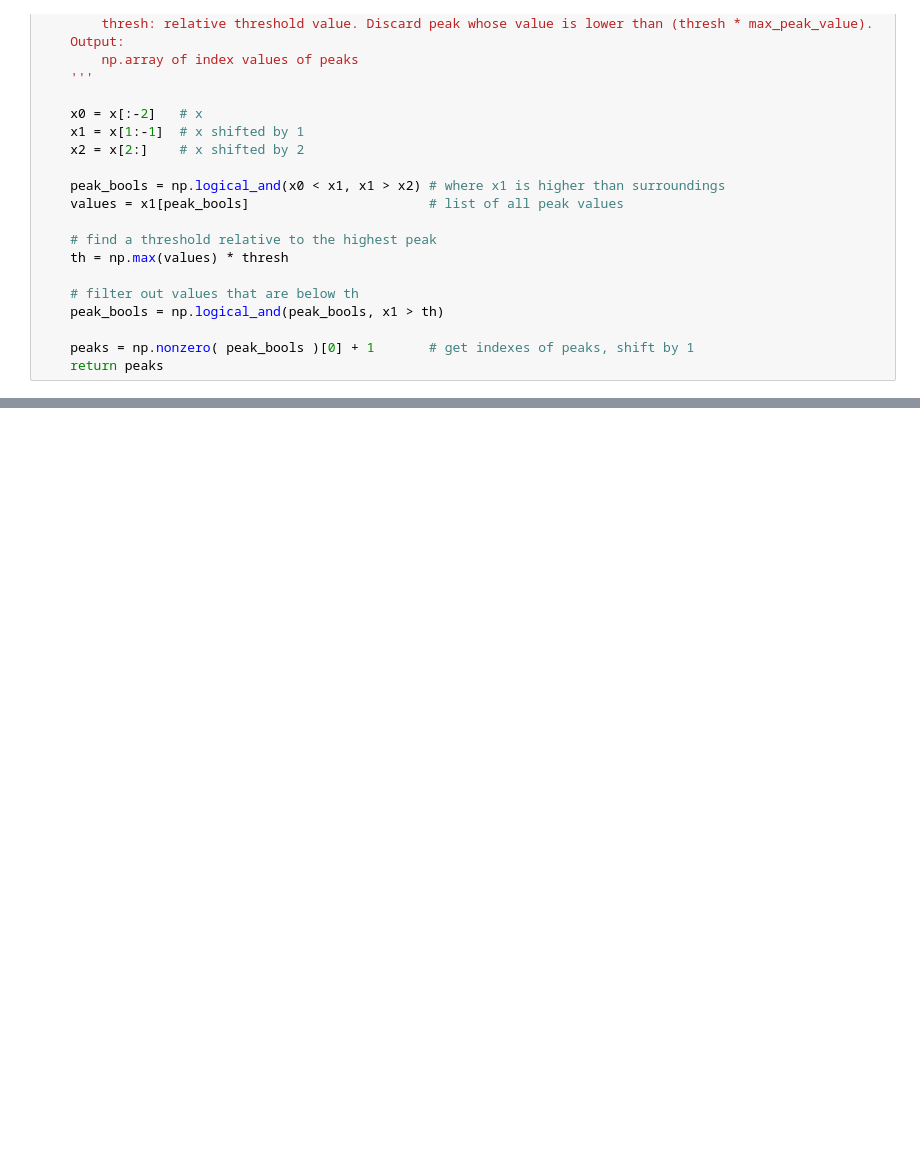
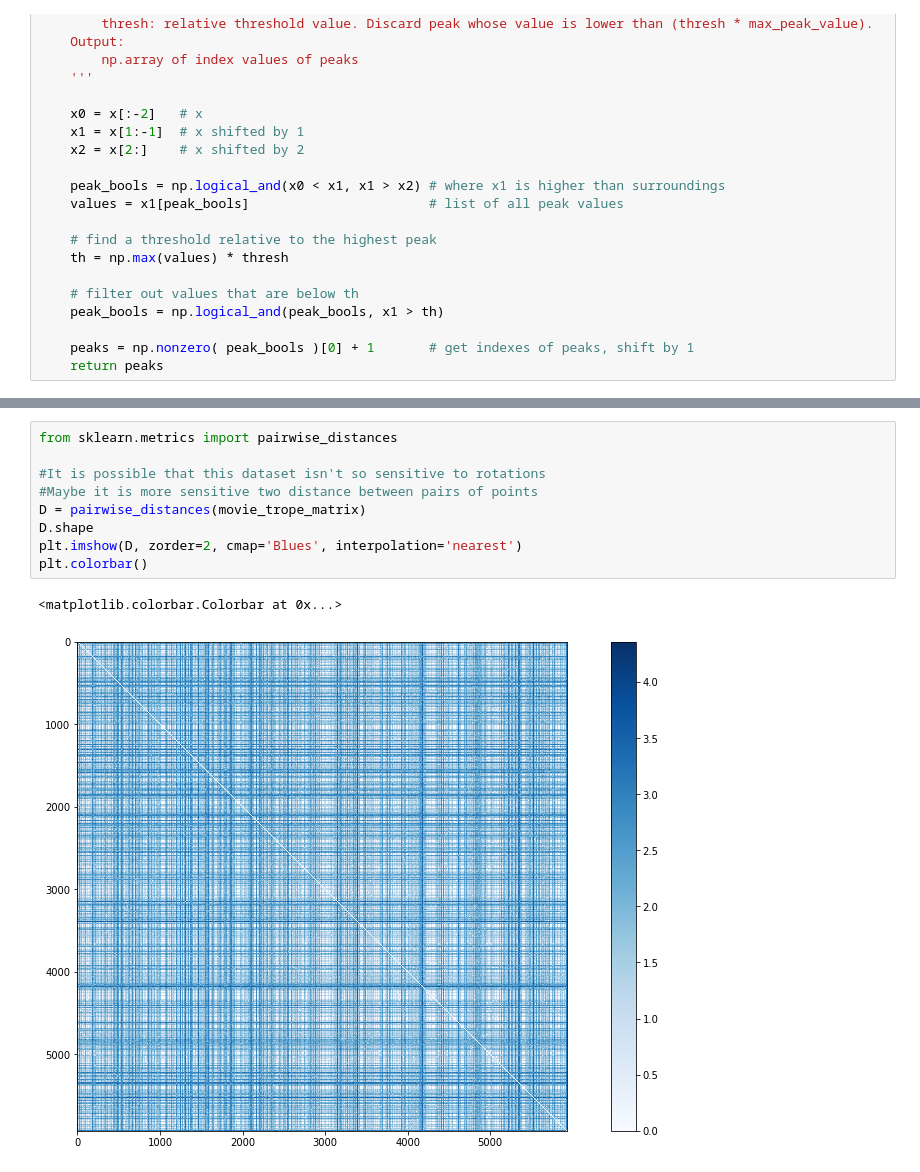
Before and after one commit to scottviteri/TVTropesAnalysis, a Jupyter notebook: TVTropes.ipynb, the cells around one changed output, grey strips where cells are left out. Drawn from its saved outputs; the diff is of its cells as text; blank space fills up the shorter version.

```diff
--- a/TVTropes.ipynb
+++ b/TVTropes.ipynb
@@ -334,0 +333,12 @@ for i in range(len(grouped_movie_matrices)):
+# %%
+from sklearn.metrics import pairwise_distances
+
+#It is possible that this dataset isn't so sensitive to rotations
+#Maybe it is more sensitive two distance between pairs of points
+D = pairwise_distances(movie_trope_matrix)
+D.shape
+plt.imshow(D, zorder=2, cmap='Blues', interpolation='nearest')
+plt.colorbar()
+# %% [output]
+<matplotlib.colorbar.Colorbar at 0x...>
+[figure, added]
```
Also changed, not shown: parts of 13 cells of this notebook.
